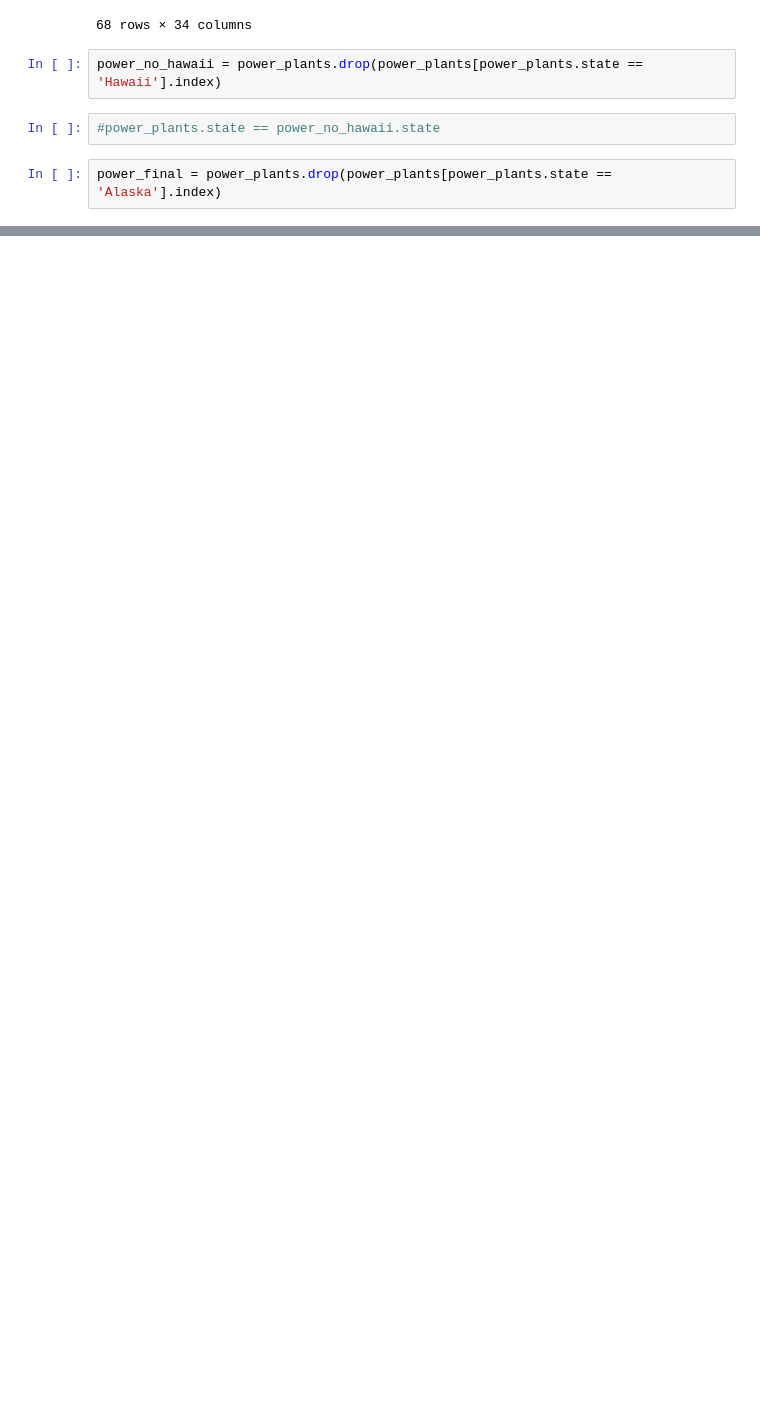
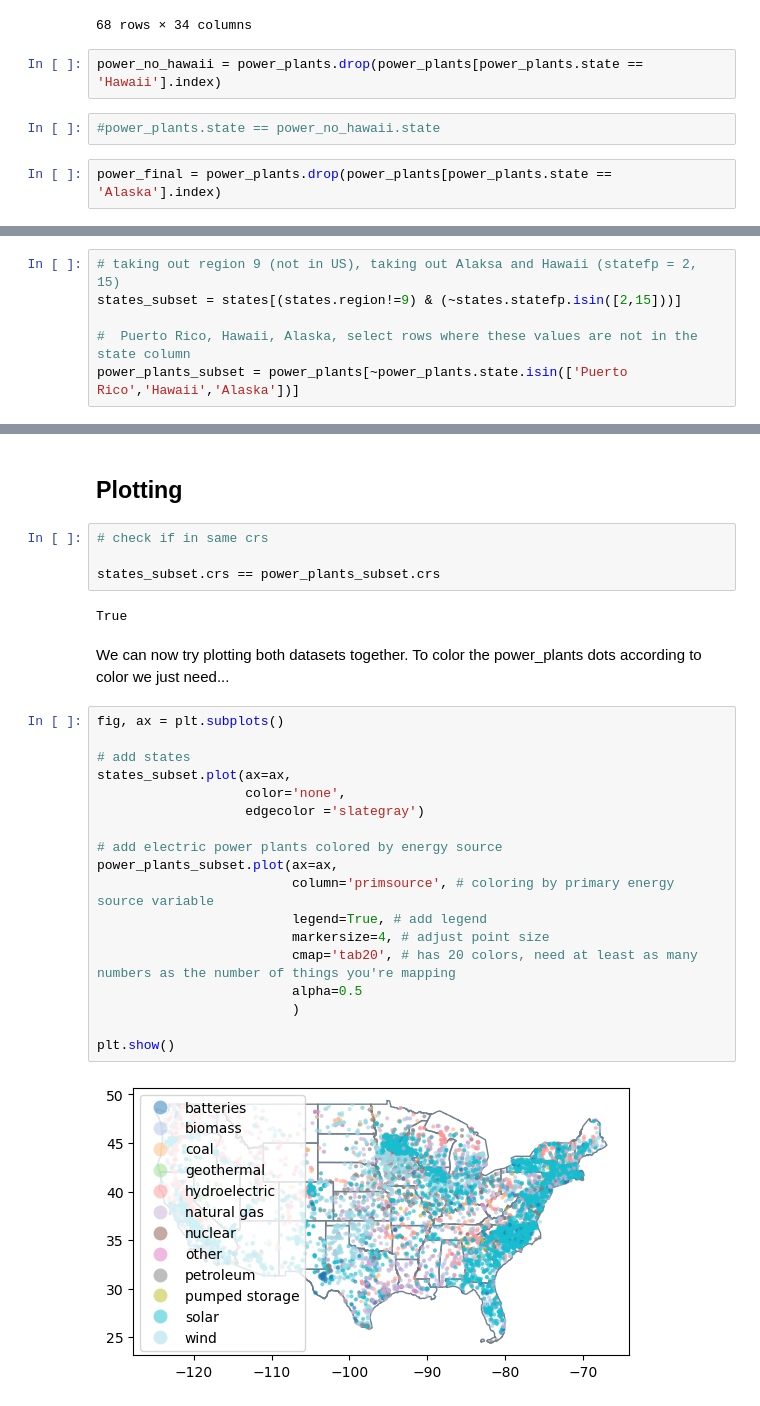
Before and after one commit to a-ramji/eds220-week5, a Jupyter notebook: lesson-13-crs.ipynb, the cells around one changed output, grey strips where cells are left out. Saved outputs shown, nothing was run; the diff lists cells and outputs as text; blank space fills up the shorter version.

Commit message:
plotted final plot

```diff
--- a/lesson-13-crs.ipynb
+++ b/lesson-13-crs.ipynb
@@ -317,0 +337,6 @@ power_final.plot()
+# %%
+# taking out region 9 (not in US), taking out Alaksa and Hawaii (statefp = 2, 15)
+states_subset = states[(states.region!=9) & (~states.statefp.isin([2,15]))]
+
+#  Puerto Rico, Hawaii, Alaska, select rows where these values are not in the state column
+power_plants_subset = power_plants[~power_plants.state.isin(['Puerto Rico','Hawaii','Alaska'])]
@@ -317,0 +353,30 @@ power_final.plot()
+# %% [markdown]
+## Plotting
+# %%
+# check if in same crs
+
+states_subset.crs == power_plants_subset.crs
+# %% [output]
+True
+# %% [markdown]
+We can now try plotting both datasets together. To color the power_plants dots according to color we just need...
+# %%
+fig, ax = plt.subplots()
+
+# add states
+states_subset.plot(ax=ax,
+                   color='none',
+                   edgecolor ='slategray')
+
+# add electric power plants colored by energy source
+power_plants_subset.plot(ax=ax,
+                         column='primsource', # coloring by primary energy source variable
+                         legend=True, # add legend
+                         markersize=4, # adjust point size
+                         cmap='tab20', # has 20 colors, need at least as many numbers as the number of things you're mapping
+                         alpha=0.5
+                         )
+
+plt.show()
+# %% [output]
+[figure, added]
```
Also changed, not shown: parts of 4 cells of this notebook.
